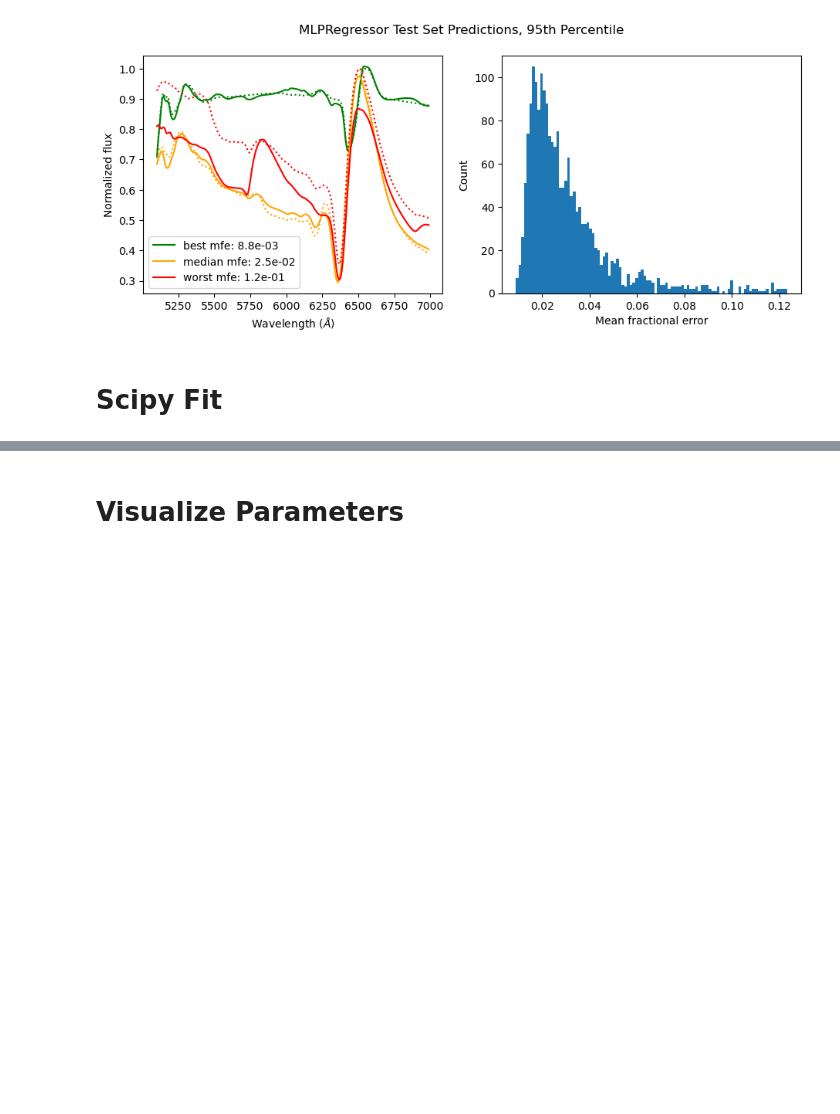
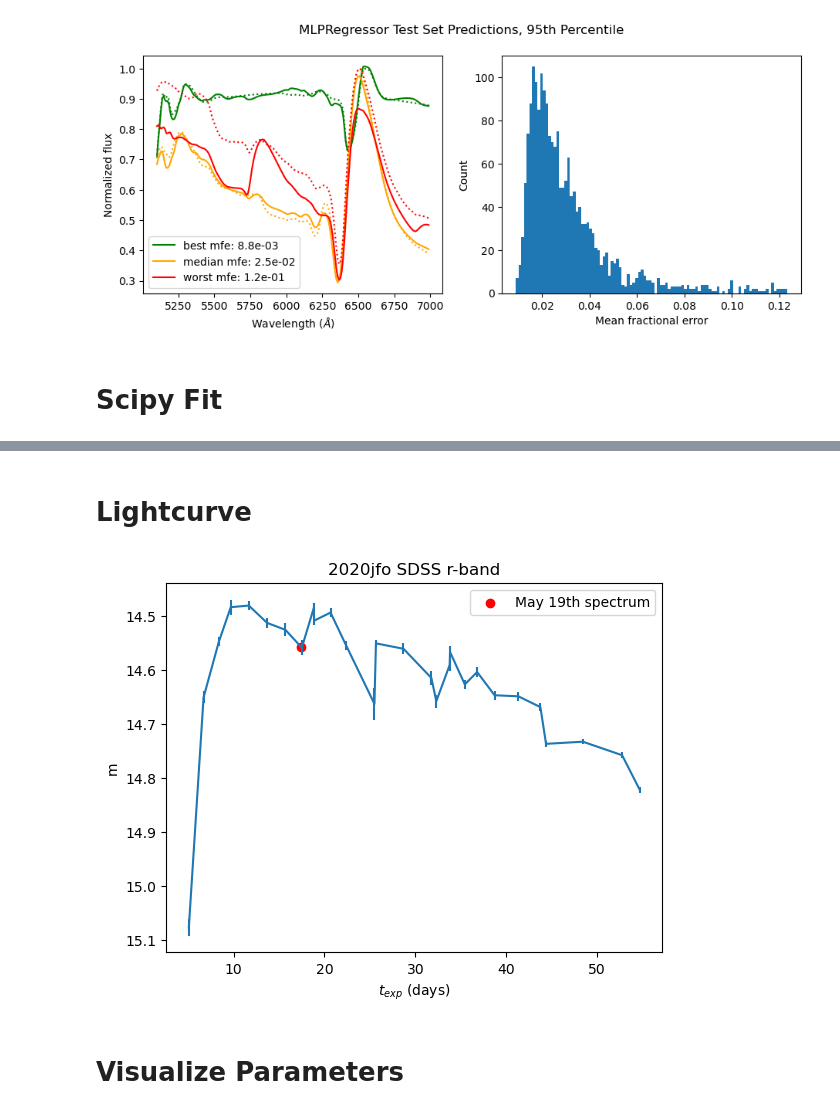
Before and after one commit to MichaelLukaszyk/iip-emulator, a Jupyter notebook: emulator/interpolator/interp.ipynb, the cells around one changed output, grey strips where cells are left out. Saved outputs shown, nothing was run; the diff lists cells and outputs as text; code cells hidden in the pictures; blank space fills up the shorter version.

```diff
--- a/emulator/interpolator/interp.ipynb
+++ b/emulator/interpolator/interp.ipynb
@@ -408,0 +434,2 @@ data =  {'log_lsun': 8.26127818193484, 't_exp': 14.422701074736008, 'v_start': 6
+# %% [markdown]
+# Lightcurve
@@ -408,0 +443,35 @@ data =  {'log_lsun': 8.26127818193484, 't_exp': 14.422701074736008, 'v_start': 6
+# %%
+# Get observational data
+df = pd.read_csv('C:/Users/mikel/Desktop/2020jfo_data.snana.txt', comment='#', sep=r'\s+')
+
+def get_mags(flt):
+    data = df[df['FLT'] == flt]
+    t = data['MJD'].values
+    m = data['MAG'].values
+    m_err = data['MAGERR'].values
+
+    # Zero point should represent the start of the explosion
+    t -= spec_mjd - t_exp
+    sorted = np.argsort(t)
+    t = t[sorted]
+    m = m[sorted]
+    m_err = m_err[sorted]
+
+    mask = (t > 0) & (t < 60) & (data['DQ'] != 'Bad')
+    t = t[mask]
+    m = m[mask]
+    m_err = m_err[mask]
+    return t, m, m_err
+
+t, m, m_err = get_mags('rp')
+plt.figure()
+plt.title('2020jfo SDSS r-band')
+plt.xlabel(r'$t_{exp}$ (days)')
+plt.ylabel('m')
+plt.errorbar(t, m, np.abs(m_err))
+plt.scatter(t_exp, interp1d(t, m)(t_exp), c='red', label='May 19th spectrum')
+plt.gca().invert_yaxis()
+plt.legend()
+show_active()
+# %% [output]
+[figure, added]
```
Also changed, not shown: parts of 10 cells of this notebook, 4 other files.
